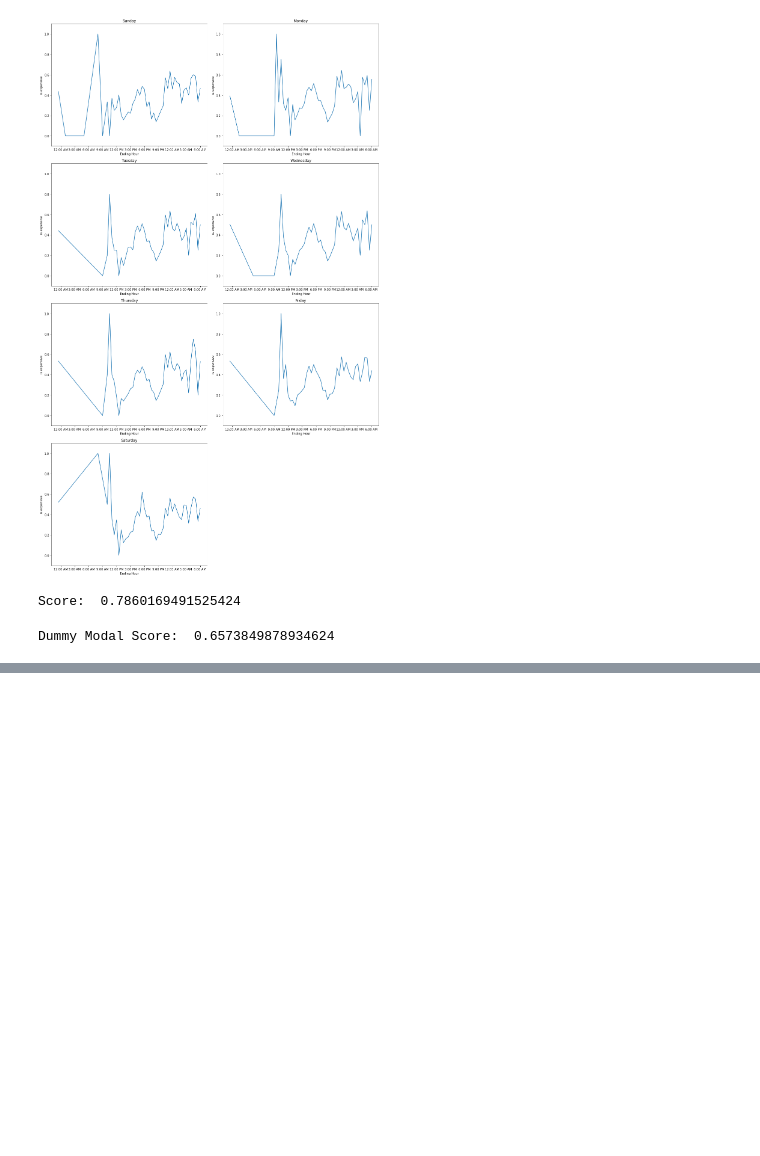
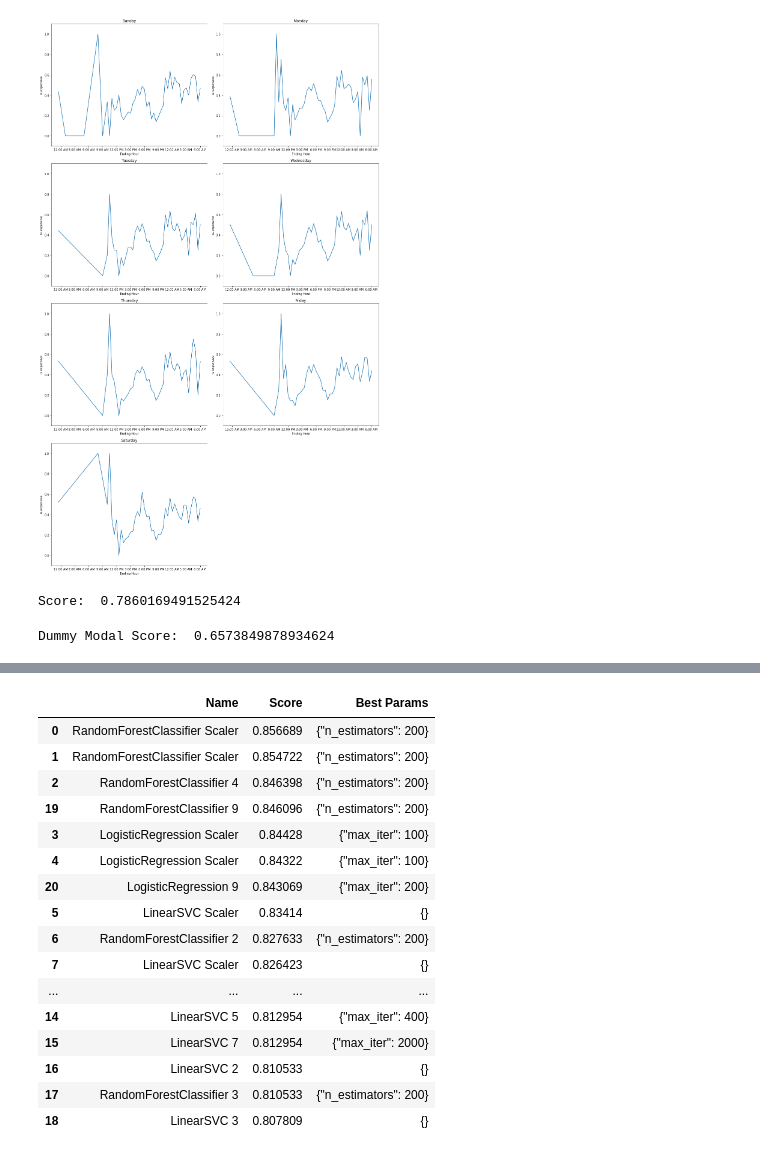
Before and after one commit to omer-priel/TheRootOfDataScience, a Jupyter notebook: notebooks/main.ipynb, the cells around one changed output, grey strips where cells are left out. Cells and saved outputs as stored; diff of their text form; code cells hidden in the pictures; blank space fills up the shorter version.

```diff
--- a/notebooks/main.ipynb
+++ b/notebooks/main.ipynb
@@ -920,0 +1209,72 @@ df_models
+# %%
+def learn_fit():
+    global version_model
+    version_model += 1
+    models = [
+        {
+            'name': 'RandomForestClassifier ' + str(version_model),
+            'model': RandomForestClassifier,
+            'params': {
+                'n_estimators': [200]
+            },
+            'preprocessor': pre_RandomForest
+        }, {
+            'name': 'LogisticRegression ' + str(version_model),
+            'model': LogisticRegression,
+            'params': {
+                'max_iter': [100, 200]
+            },
+            'preprocessor': pre_LogisticRegression
+        }, {
+            'name': 'LinearSVC ' + str(version_model),
+            'model': LinearSVC,
+            'params': {
+                'max_iter': [800]
+            },
+            'cv': 5,
+            'preprocessor': pre_LinearSVC
+        }
+    ]
+
+    return try_multi_models(models, False)
+
+learn_load()
+
+def check(x):
+    if x == 'HasExpensiveLevel':
+        return False
+
+    if x.startswith("Cat_"):
+        return False
+    if x.startswith("ExtraAt_"):
+        return False
+
+    return True
+
+def pre_RandomForest(x_sub_train, y_sub_train, x_sub_test, y_sub_test):
+    fi = list(filter(check, df.columns))
+    x_sub_train = x_sub_train[fi]
+    x_sub_test = x_sub_test[fi]
+
+    return [x_sub_train, y_sub_train, x_sub_test, y_sub_test]
+
+def pre_LogisticRegression(x_sub_train, y_sub_train, x_sub_test, y_sub_test):
+
+    scaler = StandardScaler()
+    x_sub_train = scaler.fit_transform(X=x_sub_train)
+    x_sub_test = scaler.transform(x_sub_test)
+
+    return [x_sub_train, y_sub_train, x_sub_test, y_sub_test]
+
+def pre_LinearSVC(x_sub_train, y_sub_train, x_sub_test, y_sub_test):
+
+    scaler = StandardScaler()
+    x_sub_train = scaler.fit_transform(X=x_sub_train)
+    x_sub_test = scaler.transform(x_sub_test)
+
+    return [x_sub_train, y_sub_train, x_sub_test, y_sub_test]
+
+learn_fit()
+df_models.sort_values('Score', ascending=False, inplace=True)
+df_models
+# %% [output]
@@ -920,0 +1307,17 @@ df_models
+|  | Name | Score | Best Params |
+| 0 | RandomForestClassifier Scaler | 0.856689 | {"n_estimators": 200} |
+| 1 | RandomForestClassifier Scaler | 0.854722 | {"n_estimators": 200} |
+| 2 | RandomForestClassifier 4 | 0.846398 | {"n_estimators": 200} |
+| 19 | RandomForestClassifier 9 | 0.846096 | {"n_estimators": 200} |
+| 3 | LogisticRegression Scaler | 0.84428 | {"max_iter": 100} |
+| 4 | LogisticRegression Scaler | 0.84322 | {"max_iter": 100} |
+| 20 | LogisticRegression 9 | 0.843069 | {"max_iter": 200} |
+| 5 | LinearSVC Scaler | 0.83414 | {} |
+| 6 | RandomForestClassifier 2 | 0.827633 | {"n_estimators": 200} |
+| 7 | LinearSVC Scaler | 0.826423 | {} |
+| ... | ... | ... | ... |
+| 14 | LinearSVC 5 | 0.812954 | {"max_iter": 400} |
+| 15 | LinearSVC 7 | 0.812954 | {"max_iter": 2000} |
+| 16 | LinearSVC 2 | 0.810533 | {} |
+| 17 | RandomForestClassifier 3 | 0.810533 | {"n_estimators": 200} |
+| 18 | LinearSVC 3 | 0.807809 | {} |
```
Also changed, not shown: parts of 27 cells of this notebook.
